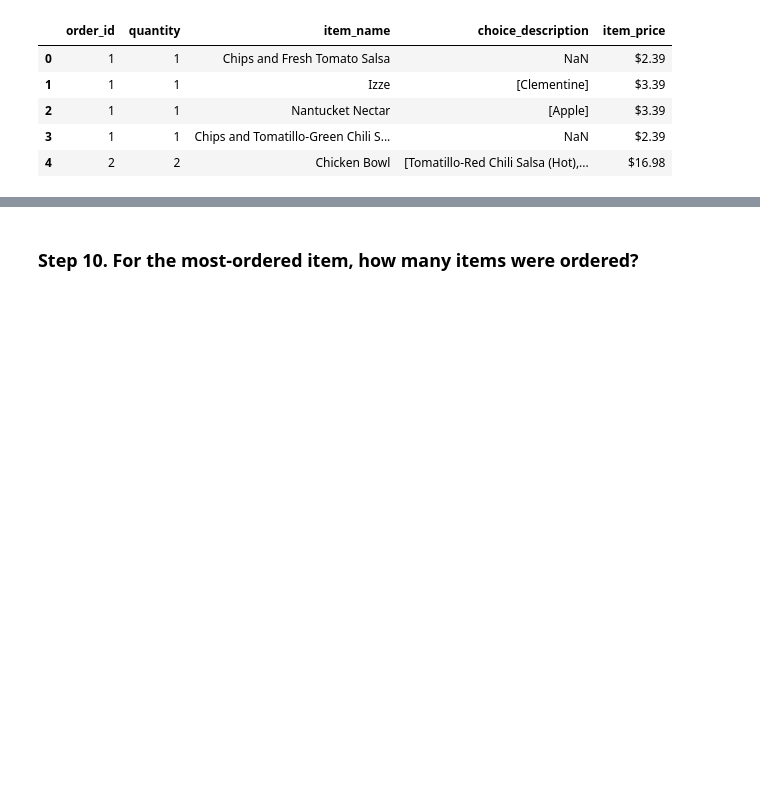
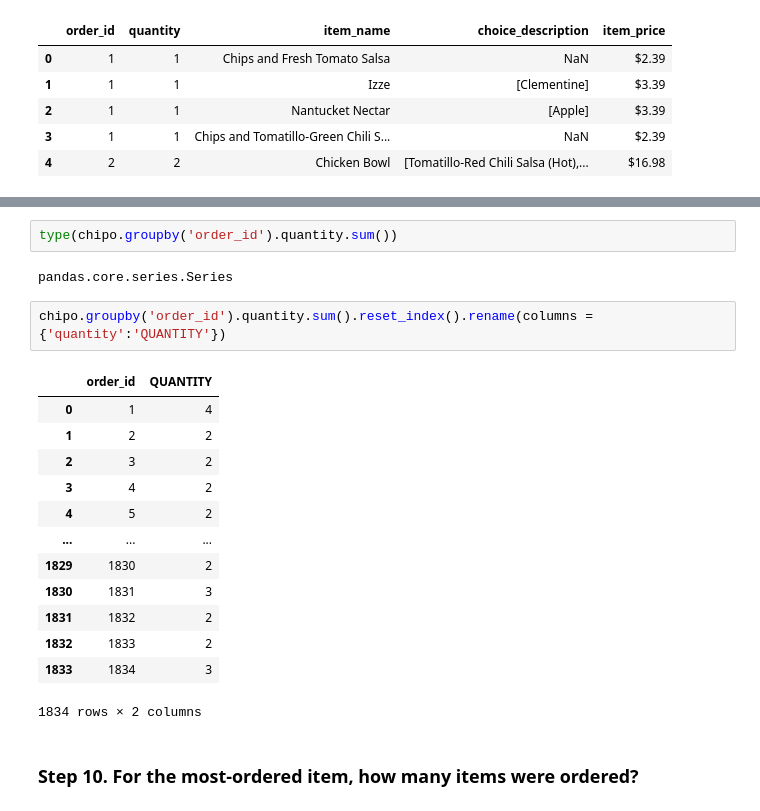
Before and after one commit to honghanhh/mci_python_31_level_1, a Jupyter notebook: Live Slides/Live Lecture 6/DAT_Live_Lecture_06-Copy1.ipynb, the cells around one changed output, grey strips where cells are left out. Saved outputs shown, nothing was run; the diff lists cells and outputs as text; blank space fills up the shorter version.

Commit message:
'Update pandas lecture'

```diff
--- a/Live Slides/Live Lecture 6/DAT_Live_Lecture_06-Copy1.ipynb
+++ b/Live Slides/Live Lecture 6/DAT_Live_Lecture_06-Copy1.ipynb
@@ -195,3 +214,23 @@ chipo.head()
+# %%
+type(chipo.groupby('order_id').quantity.sum())
+# %% [output]
+pandas.core.series.Series
+# %%
+chipo.groupby('order_id').quantity.sum().reset_index().rename(columns = {'quantity':'QUANTITY'})
+# %% [output]
+|  | order_id | QUANTITY |
+| 0 | 1 | 4 |
+| 1 | 2 | 2 |
+| 2 | 3 | 2 |
+| 3 | 4 | 2 |
+| 4 | 5 | 2 |
+| ... | ... | ... |
+| 1829 | 1830 | 2 |
+| 1830 | 1831 | 3 |
+| 1831 | 1832 | 2 |
+| 1832 | 1833 | 2 |
+| 1833 | 1834 | 3 |
+1834 rows × 2 columns
 # %% [markdown]
 ### Step 10. For the most-ordered item, how many items were ordered?
 # %%
```
Also changed, not shown: parts of 33 cells of this notebook, 1 other file.
